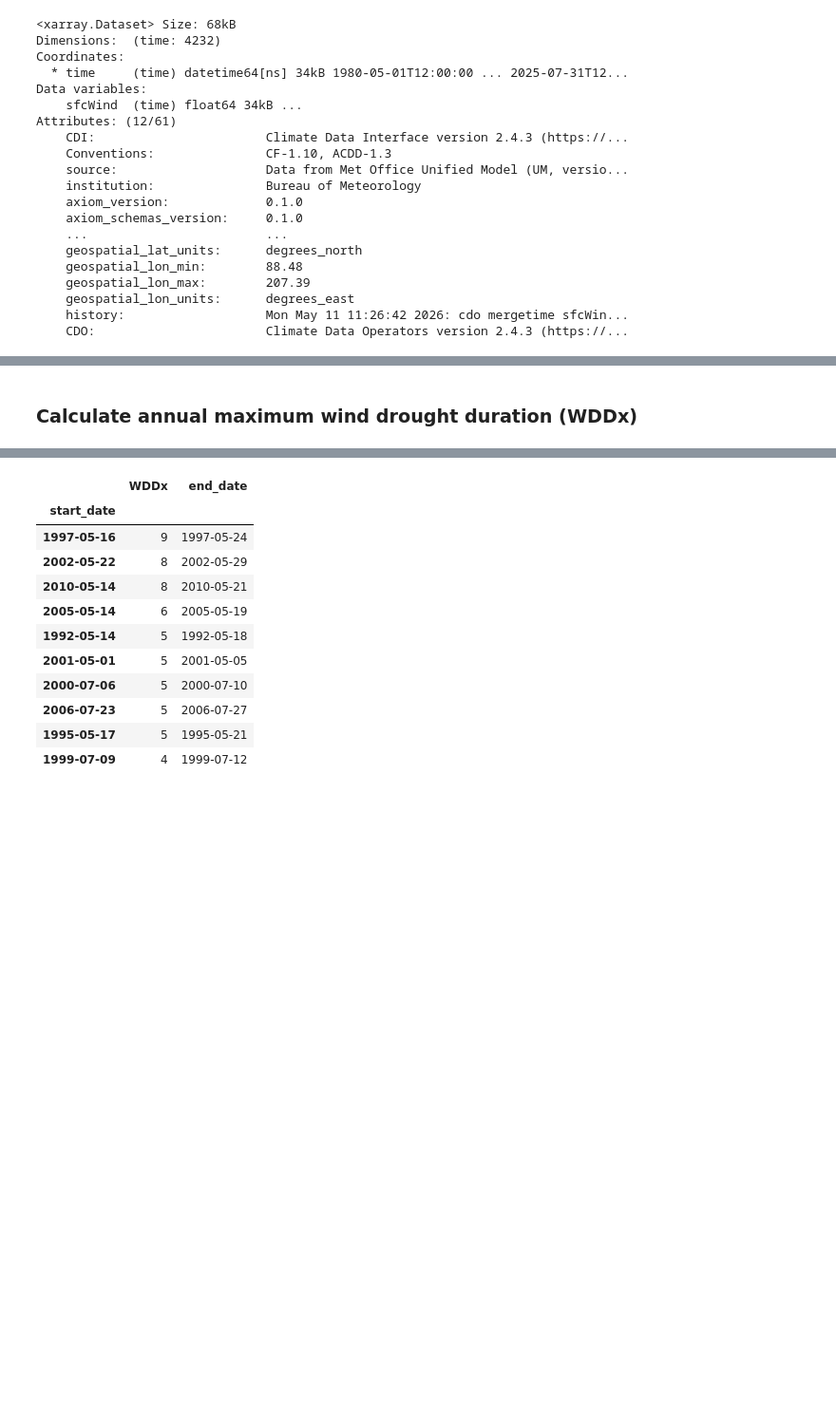
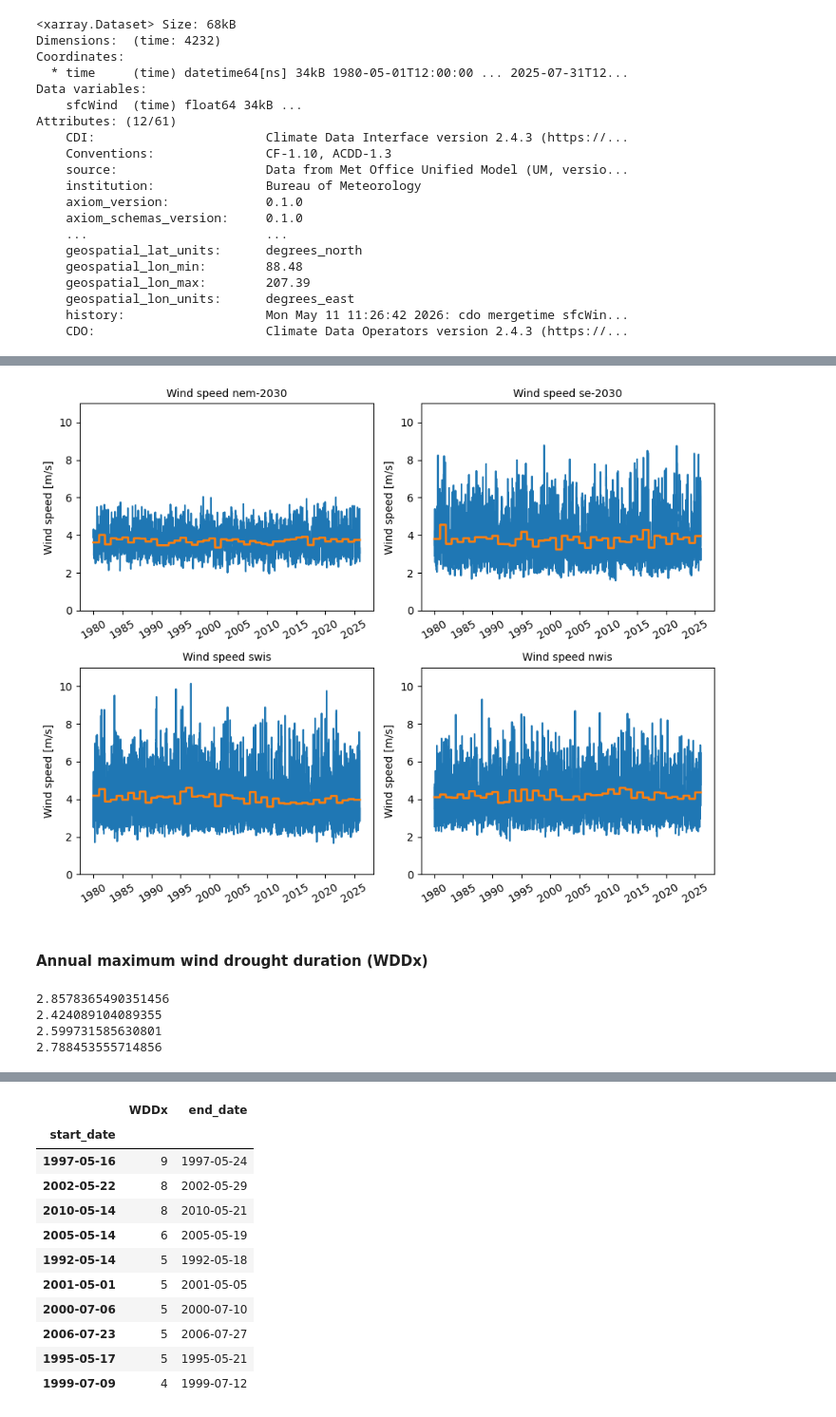
Before and after one commit to dougrichardson/wind_drought, a Jupyter notebook: 13_dynamics.ipynb, the cells around one changed output, grey strips where cells are left out. Shown at 95% size. Cells and saved outputs as stored; diff of their text form; code cells hidden in the pictures; blank space fills up the shorter version.

```diff
--- a/13_dynamics.ipynb
+++ b/13_dynamics.ipynb
@@ -90,10 +141,24 @@ plt.tight_layout()
+# %%
+fig, axes = plt.subplots(2, 2, figsize=(9,7))
+for i, (r, da) in enumerate(obs_dict.items()):
+    ax = axes.flatten()[i]
+    plot_ws_ts(ax, da['sfcWind'], r)
+plt.tight_layout()
+# %% [output]
+[figure, added]
 # %% [markdown]
-### Calculate annual maximum wind drought duration (WDDx)
+#### Annual maximum wind drought duration (WDDx)
 # %%
 wddx_obs = {}
 for r, da in obs_dict.items():
     pctl10 = np.percentile(da['sfcWind'], 10)
+    print(pctl10)
     wddx_obs[r] = utils.calc_wddx_obs(da, pctl10)
+# %% [output]
+2.8578365490351456
+2.424089104089355
+2.599731585630801
+2.788453555714856
 # %%
 def plot_wddx_ts(ax, da, region):
     """ Plot WDDx time series """
```
Also changed, not shown: parts of 62 cells of this notebook, 4 other files.
